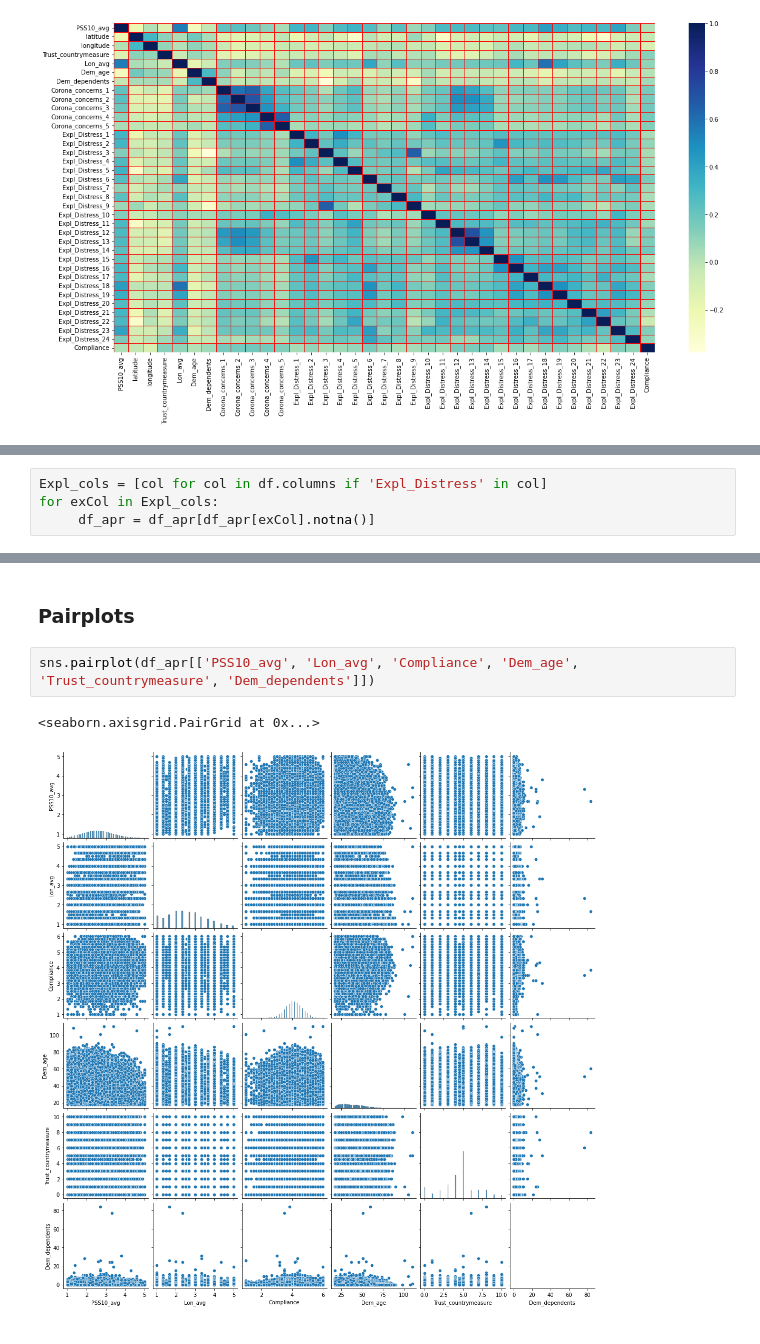
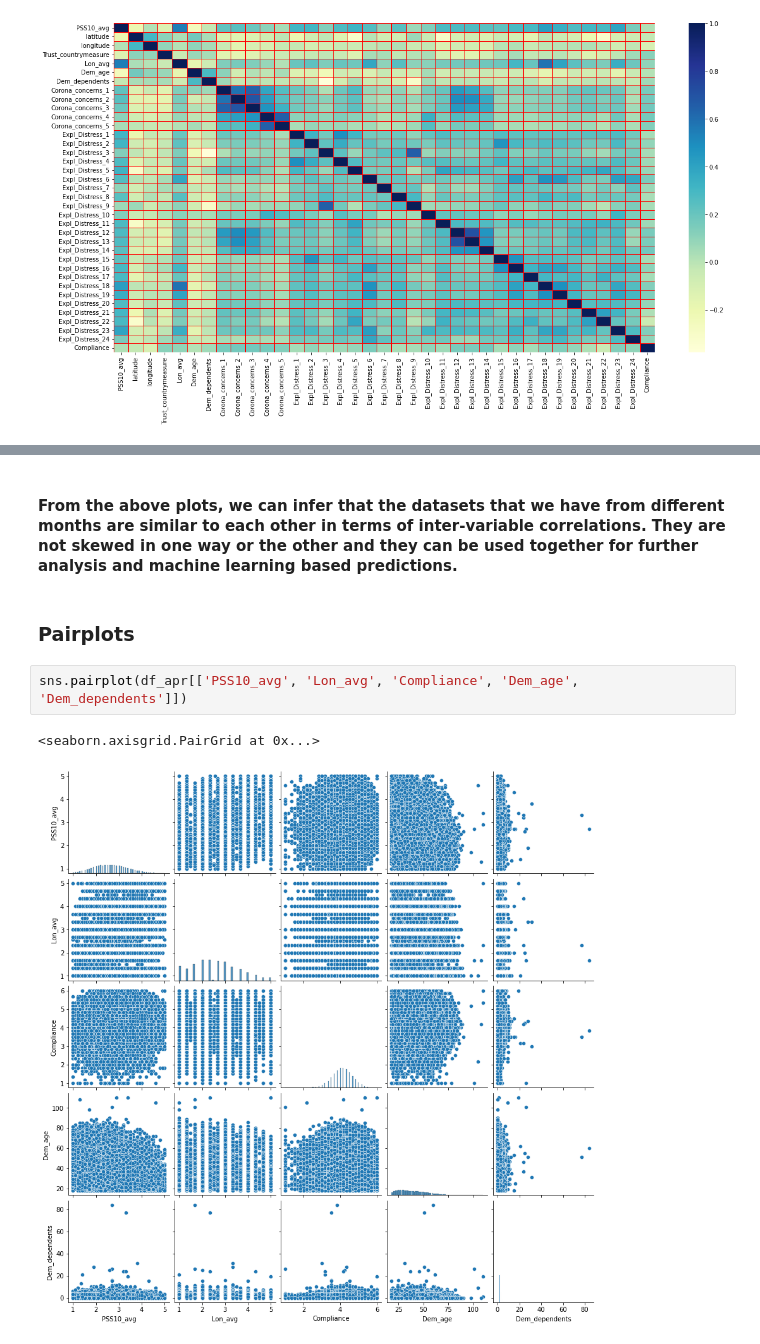
Before and after one commit to Shaashwat05/pandemic_handling_and_impact, a Jupyter notebook: EDA.ipynb, the cells around one changed output, grey strips where cells are left out. Saved outputs shown, nothing was run; the diff lists cells and outputs as text.

```diff
--- a/EDA.ipynb
+++ b/EDA.ipynb
@@ -128,4 +78,0 @@ sns.heatmap(df_june.corr('pearson'), cmap='YlGnBu', linecolor='r', linewidths=0.
-# %%
-Expl_cols = [col for col in df.columns if 'Expl_Distress' in col]
-for exCol in Expl_cols:
-     df_apr = df_apr[df_apr[exCol].notna()]
@@ -179,7 +103,9 @@ Notes:
+# %% [markdown]
+#### From the above plots, we can infer that the datasets that we have from different months are similar to each other in terms of inter-variable correlations. They are not skewed in one way or the other and they can be used together for further analysis and machine learning based predictions.
 # %% [markdown]
 ### Pairplots
 # %%
-sns.pairplot(df_apr[['PSS10_avg', 'Lon_avg', 'Compliance', 'Dem_age', 'Trust_countrymeasure', 'Dem_dependents']])
+sns.pairplot(df_apr[['PSS10_avg', 'Lon_avg', 'Compliance', 'Dem_age', 'Dem_dependents']])
 # %% [output]
 <seaborn.axisgrid.PairGrid at 0x...>
-[figure, old version]
+[figure, new version]
```
Also changed, not shown: parts of 30 cells of this notebook.
